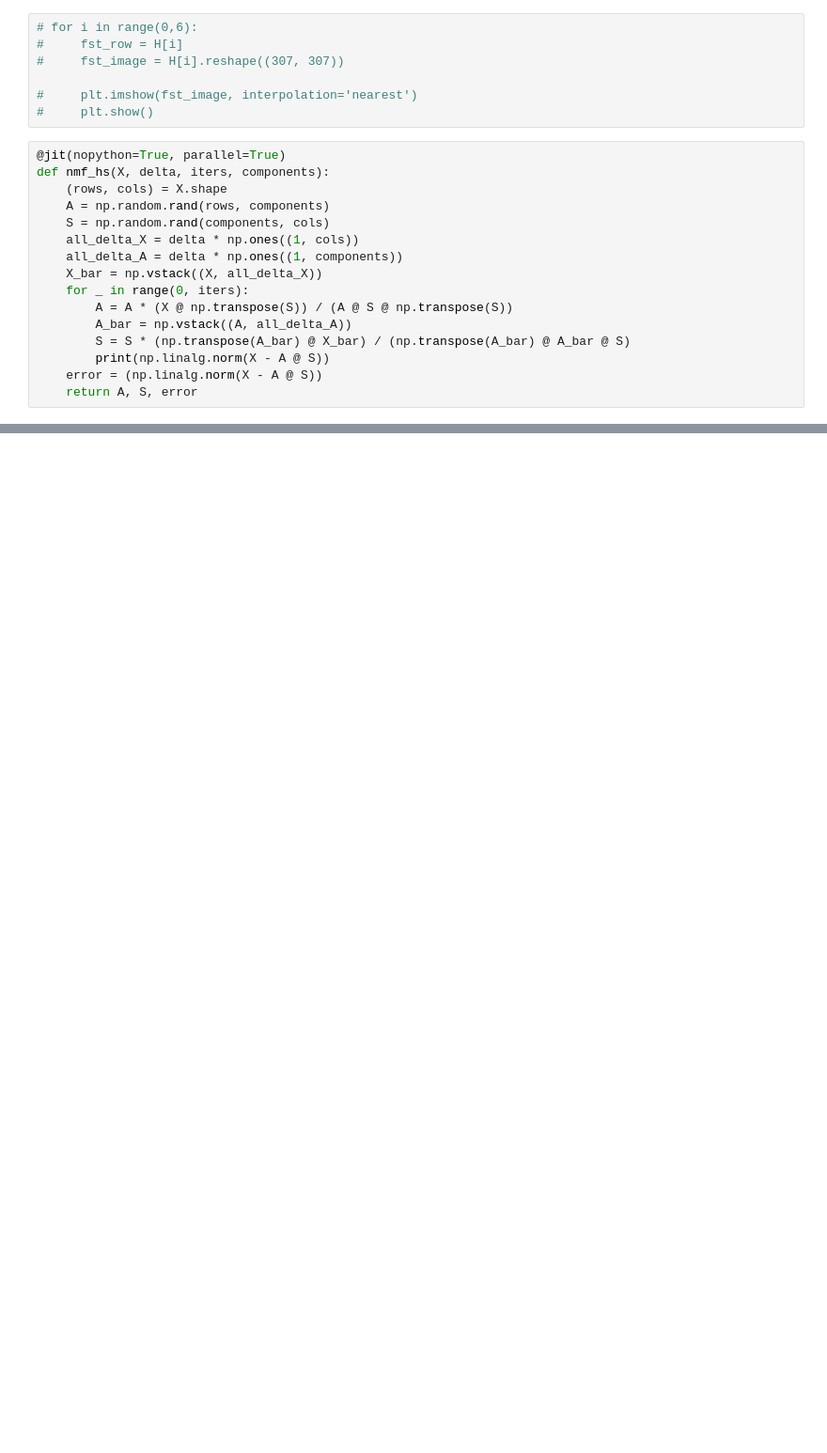
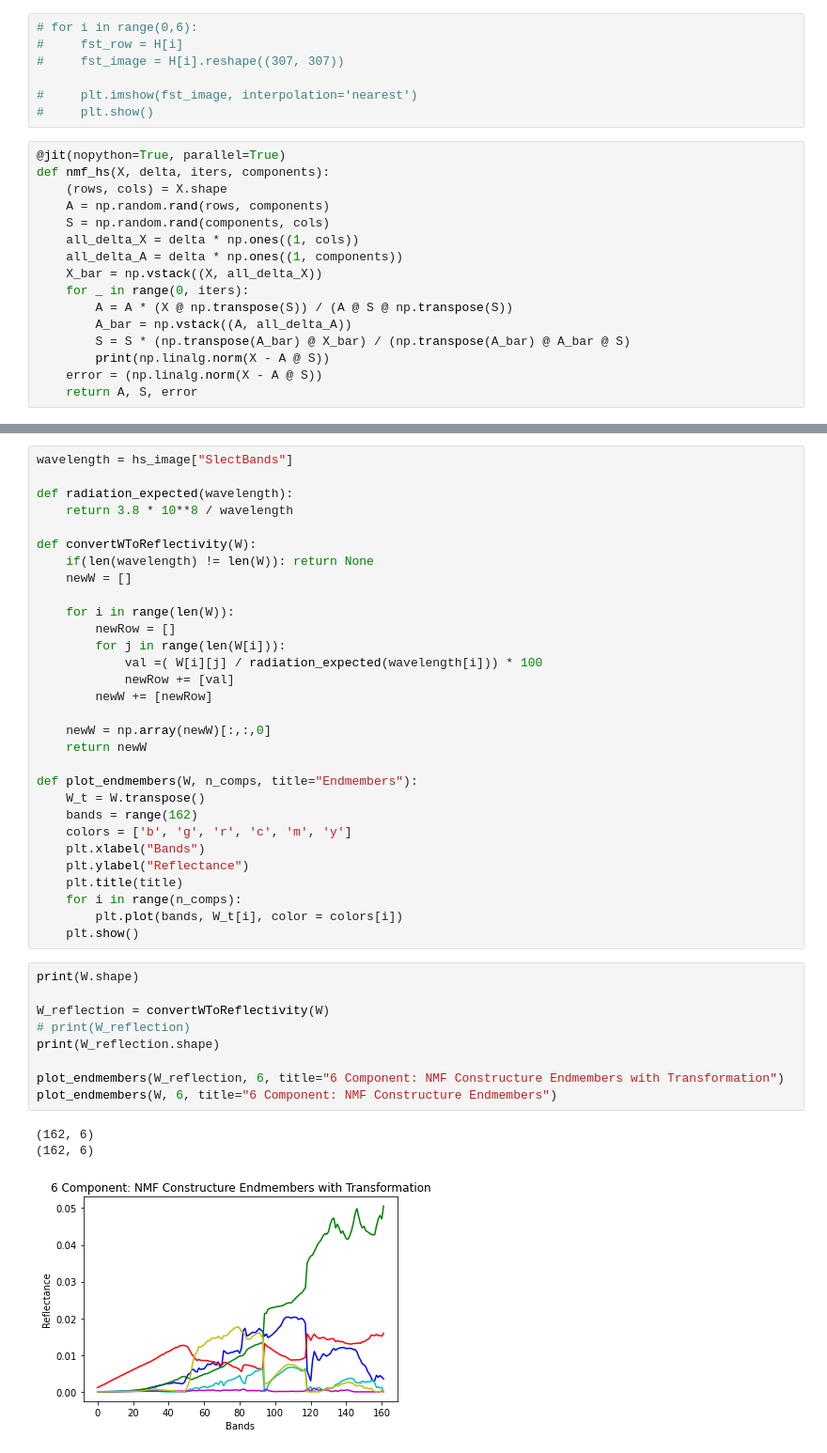
Before and after one commit to tanvikad/NMF-Hyperspectral-Images, a Jupyter notebook: test.ipynb, the cells around one changed output, grey strips where cells are left out. Shown at 94% size. Saved outputs shown, nothing was run; the diff lists cells and outputs as text; blank space fills up the shorter version.

Commit message:
tried to convert radiation into reflectivity

```diff
--- a/test.ipynb
+++ b/test.ipynb
@@ -118,0 +134,43 @@ for i in range(0,6):
+# %%
+wavelength = hs_image["SlectBands"]
+
+def radiation_expected(wavelength):
+    return 3.8 * 10**8 / wavelength
+
+def convertWToReflectivity(W):
+    if(len(wavelength) != len(W)): return None
+    newW = []
+
+    for i in range(len(W)):
+        newRow = []
+        for j in range(len(W[i])):
+            val =( W[i][j] / radiation_expected(wavelength[i])) * 100
+            newRow += [val]
+        newW += [newRow]
+
+    newW = np.array(newW)[:,:,0]
+    return newW
+
+def plot_endmembers(W, n_comps, title="Endmembers"):
+    W_t = W.transpose()
+    bands = range(162)
+    colors = ['b', 'g', 'r', 'c', 'm', 'y']
+    plt.xlabel("Bands")
+    plt.ylabel("Reflectance")
+    plt.title(title)
+    for i in range(n_comps):
+        plt.plot(bands, W_t[i], color = colors[i])
+    plt.show()
+# %%
+print(W.shape)
+
+W_reflection = convertWToReflectivity(W)
+# print(W_reflection)
+print(W_reflection.shape)
+
+plot_endmembers(W_reflection, 6, title="6 Component: NMF Constructure Endmembers with Transformation")
+plot_endmembers(W, 6, title="6 Component: NMF Constructure Endmembers")
+# %% [output]
+(162, 6)
+(162, 6)
+[figure, added]
```
Also changed, not shown: parts of 7 cells of this notebook, 2 other files.
